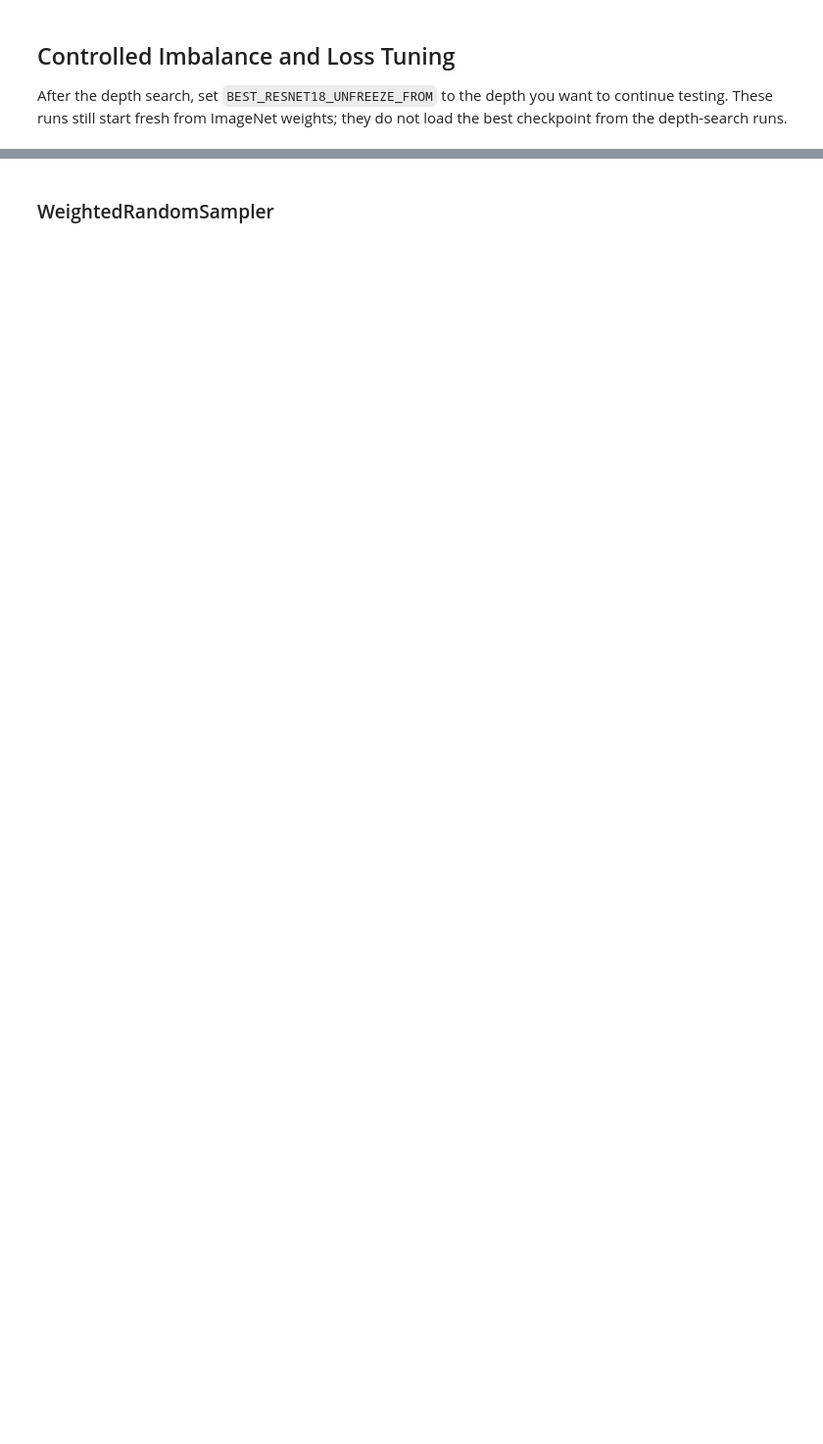
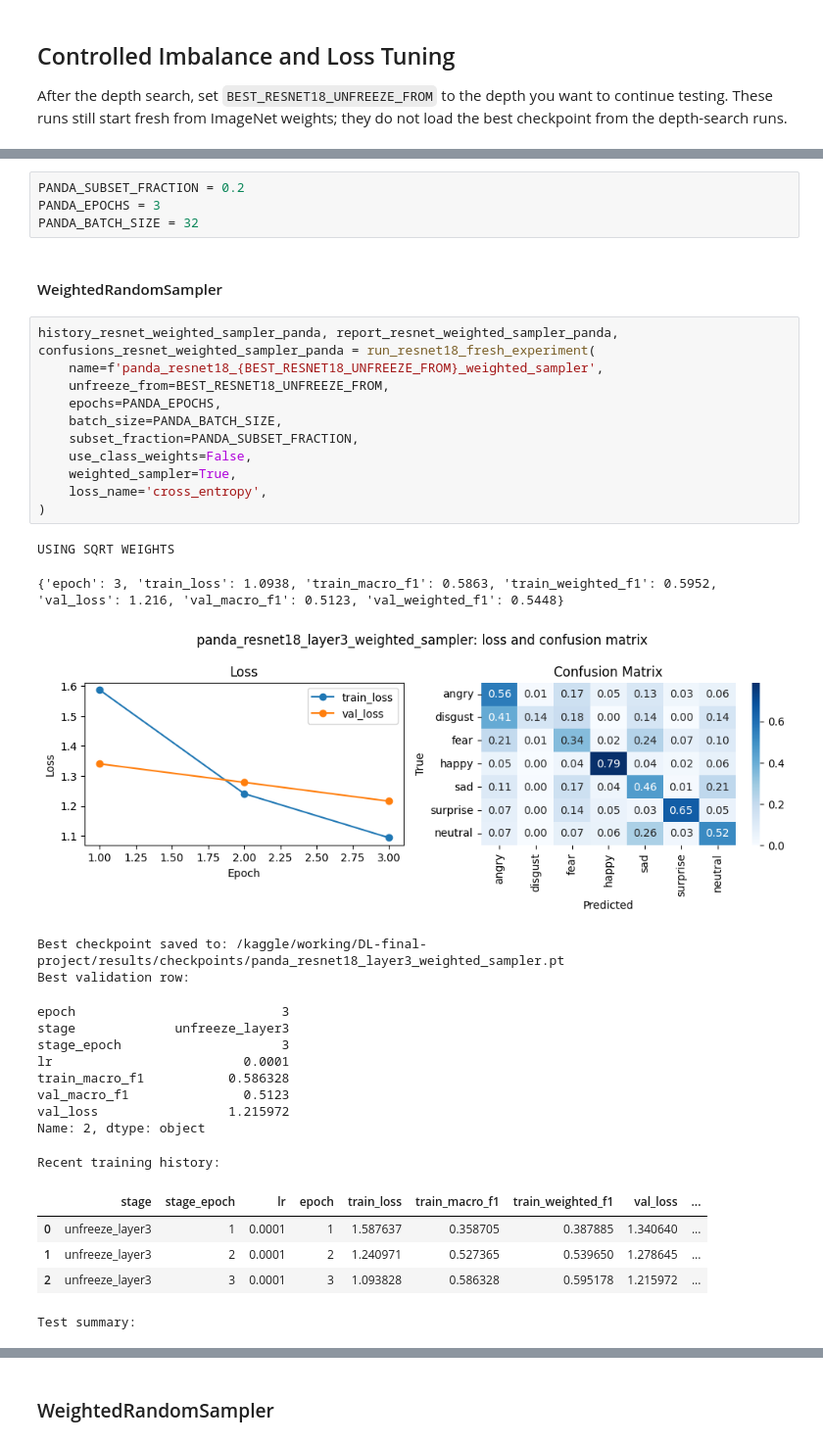
Before and after one commit to zsykk/DL-final-project, a Jupyter notebook: notebooks/03_resnet18_experiments.ipynb, the cells around one changed output, grey strips where cells are left out. Shown at 98% size. Cells and saved outputs as stored; diff of their text form; blank space fills up the shorter version.

```diff
--- a/notebooks/03_resnet18_experiments.ipynb
+++ b/notebooks/03_resnet18_experiments.ipynb
@@ -340,0 +425,37 @@ BEST_RESNET18_UNFREEZE_FROM = 'layer4'
+# %%
+PANDA_SUBSET_FRACTION = 0.2
+PANDA_EPOCHS = 3
+PANDA_BATCH_SIZE = 32
+# %% [markdown]
+#### WeightedRandomSampler
+# %%
+history_resnet_weighted_sampler_panda, report_resnet_weighted_sampler_panda, confusions_resnet_weighted_sampler_panda = run_resnet18_fresh_experiment(
+    name=f'panda_resnet18_{BEST_RESNET18_UNFREEZE_FROM}_weighted_sampler',
+    unfreeze_from=BEST_RESNET18_UNFREEZE_FROM,
+    epochs=PANDA_EPOCHS,
+    batch_size=PANDA_BATCH_SIZE,
+    subset_fraction=PANDA_SUBSET_FRACTION,
+    use_class_weights=False,
+    weighted_sampler=True,
+    loss_name='cross_entropy',
+)
+# %% [output]
+USING SQRT WEIGHTS
+{'epoch': 3, 'train_loss': 1.0938, 'train_macro_f1': 0.5863, 'train_weighted_f1': 0.5952, 'val_loss': 1.216, 'val_macro_f1': 0.5123, 'val_weighted_f1': 0.5448}
+[figure, added]
+Best checkpoint saved to: /kaggle/working/DL-final-project/results/checkpoints/panda_resnet18_layer3_weighted_sampler.pt
+Best validation row:
+epoch                           3
+stage             unfreeze_layer3
+stage_epoch                     3
+lr                         0.0001
+train_macro_f1           0.586328
+val_macro_f1               0.5123
+val_loss                 1.215972
+Name: 2, dtype: object
+Recent training history:
+|  | stage | stage_epoch | lr | epoch | train_loss | train_macro_f1 | train_weighted_f1 | val_loss | ... |
+| 0 | unfreeze_layer3 | 1 | 0.0001 | 1 | 1.587637 | 0.358705 | 0.387885 | 1.340640 | ... |
+| 1 | unfreeze_layer3 | 2 | 0.0001 | 2 | 1.240971 | 0.527365 | 0.539650 | 1.278645 | ... |
+| 2 | unfreeze_layer3 | 3 | 0.0001 | 3 | 1.093828 | 0.586328 | 0.595178 | 1.215972 | ... |
+Test summary:
```
Also changed, not shown: parts of 36 cells of this notebook.
